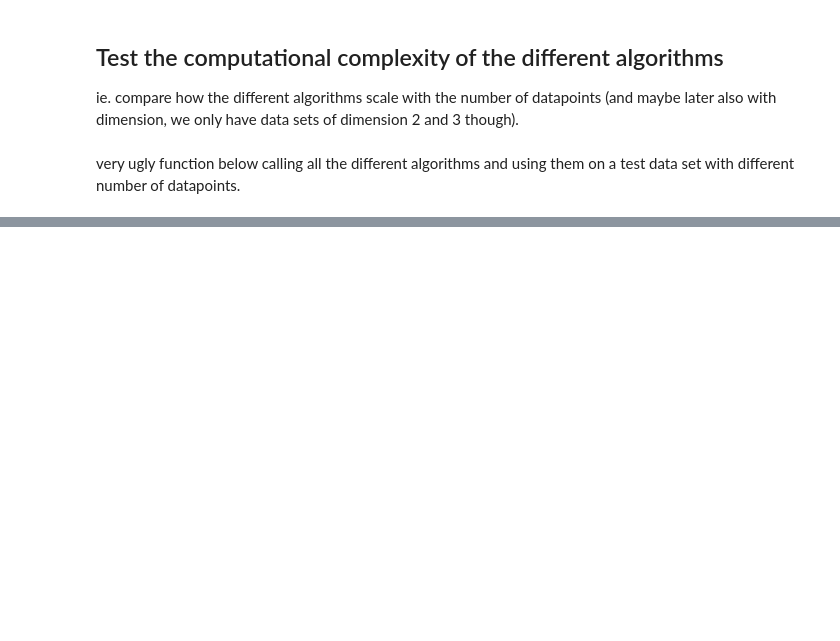
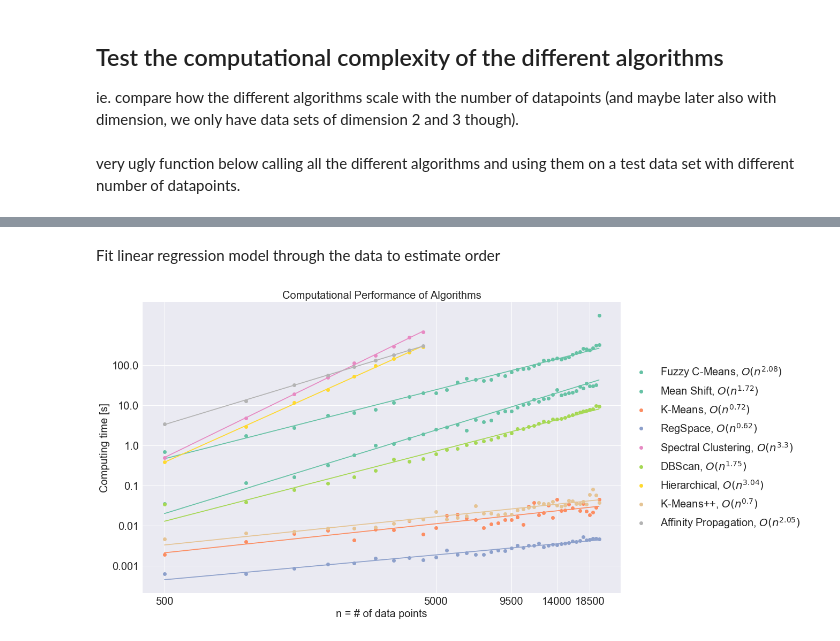
Before and after one commit to clustertoolsgroup/clustertools_project, a Jupyter notebook: Computational tests.ipynb, the cells around one changed output, grey strips where cells are left out. Saved outputs shown, nothing was run; the diff lists cells and outputs as text; code cells hidden in the pictures; blank space fills up the shorter version.

```diff
--- a/Computational tests.ipynb
+++ b/Computational tests.ipynb
@@ -141,0 +142,33 @@ plt.savefig('images/complex.png')
+# %% [markdown]
+Fit linear regression model through the data to estimate order
+# %%
+fig, ax = plt.subplots(figsize = (20,10))
+indexrange=range(len(method_label))
+colors = cm.Set2(np.linspace(0, 1,10))
+#loglogplot
+for i in indexrange:
+    x=np.log(datapoints[np.isfinite(time[i,:])]) #only non nan values, some time values for slow algorithms are set to nan
+    y=np.log(time[i,np.isfinite(time[i,:])])
+    slope, intercept, r_value, p_value, std_err= stats.linregress(x, y)
+    order = np.round(slope,2)
+    plt.plot(x, y,'o', label=method_label[i]+', $O(n^{'+str(order)+'})$', c=colors[i]) #$\mathcal O(n^{'+str(order)+'})$
+    plt.plot(x, intercept + slope*x, c=colors[i])
+
+plt.gca().set_xlabel('n = # of data points', fontsize = fontsizeset)
+plt.gca().set_ylabel('Computing time [s]', fontsize = fontsizeset)
+plt.title('Computational Performance of Algorithms', fontsize = fontsizeset)
+# Shrink current axis by 20%
+box = ax.get_position()
+ax.set_position([box.x0, box.y0, box.width * 0.8, box.height])
+# Put a legend to the right of the current axis
+ax.legend(loc='center left', bbox_to_anchor=(1, 0.5),fontsize = fontsizeset)
+#set correct tick labels on axis
+ax.set_xticks(np.log(datapoints[np.arange(0,len(datapoints),9)]))
+ax.set_xticklabels(datapoints[np.arange(0,len(datapoints),9)])
+ax.set_yticks(np.log(np.float_power(10,np.arange(-3,3))))
+ax.set_yticklabels(np.float_power(10,np.arange(-3,3)))
+#plt.tight_layout()
+#save figure
+plt.savefig('images/complexlog2.png')
+# %% [output]
+[figure, added]
```
Also changed, not shown: parts of 8 cells of this notebook, 2 other files.
